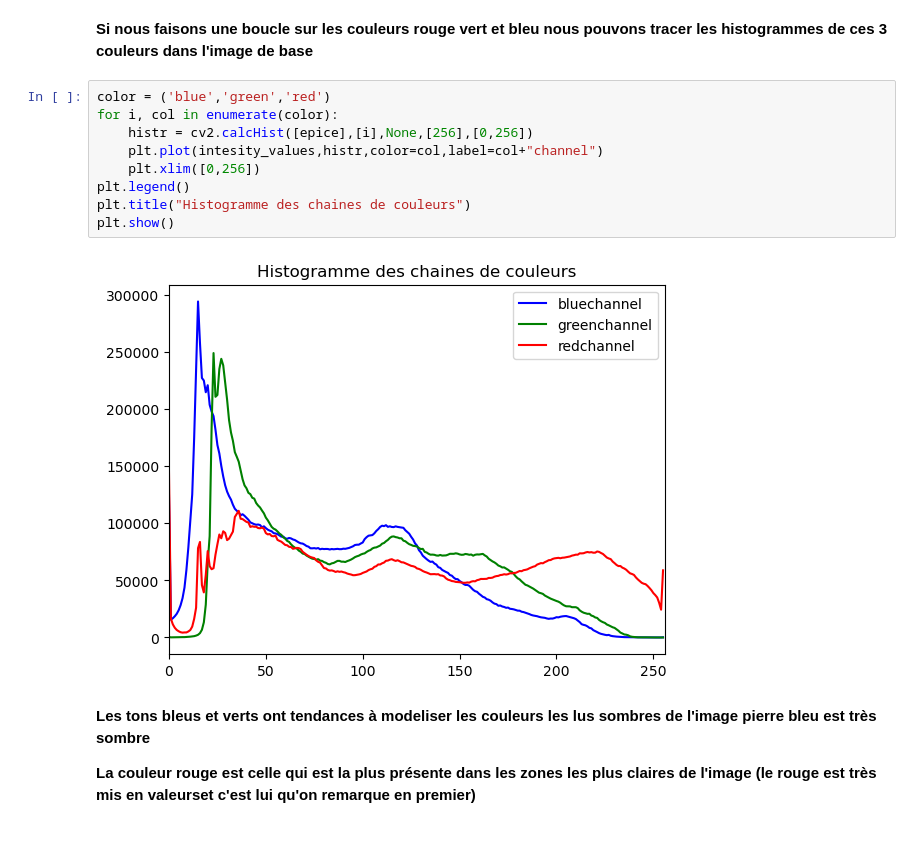
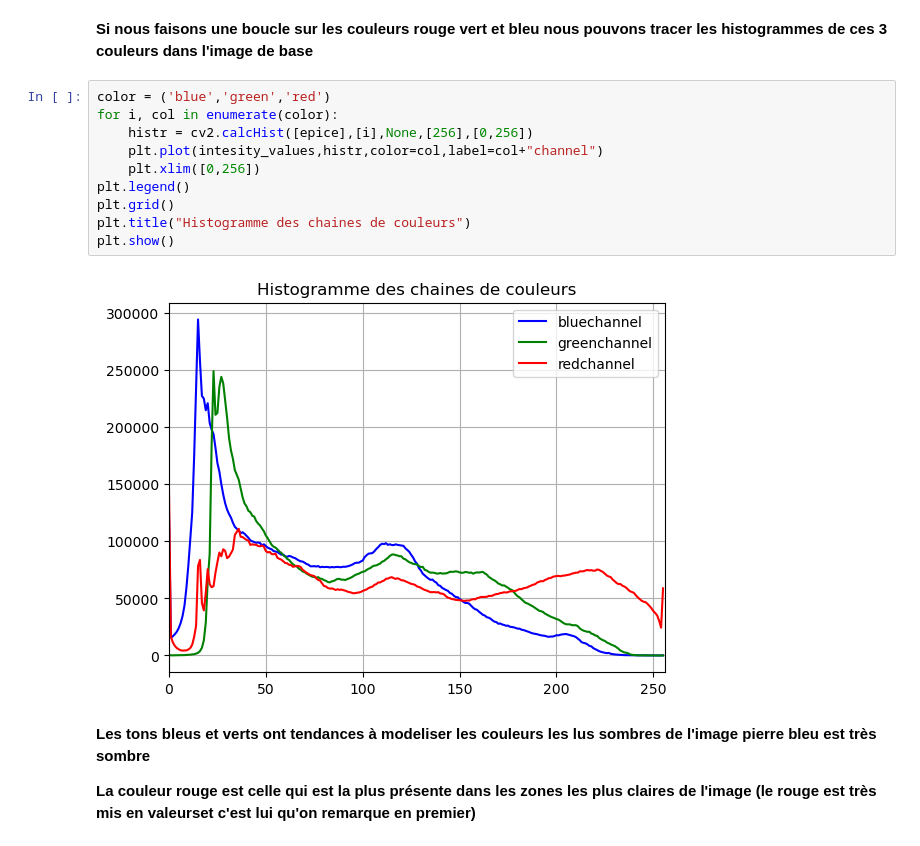
Before and after one commit to BatataNatna/Computer_Vision_Labs, a Jupyter notebook: Lab_03.ipynb, the cells around one changed output. Cells and saved outputs as stored; diff of their text form.

```diff
--- a/Lab_03.ipynb
+++ b/Lab_03.ipynb
@@ -147,14 +147,15 @@ plt.show()
 # %%
 color = ('blue','green','red')
 for i, col in enumerate(color):
     histr = cv2.calcHist([epice],[i],None,[256],[0,256])
     plt.plot(intesity_values,histr,color=col,label=col+"channel")
     plt.xlim([0,256])
 plt.legend()
+plt.grid()
 plt.title("Histogramme des chaines de couleurs")
 plt.show()
 # %% [output]
-[figure, old version]
+[figure, new version]
 # %% [markdown]
 **Les tons bleus et verts ont tendances à modeliser les couleurs les lus sombres de l'image pierre bleu est très sombre**
 
```
Also changed, not shown: parts of 18 cells of this notebook, 4 other files.
